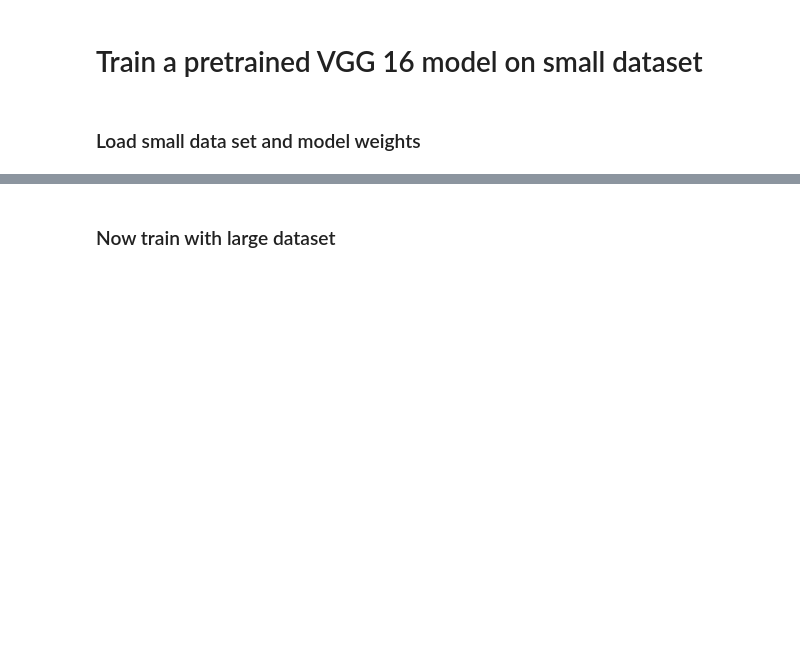
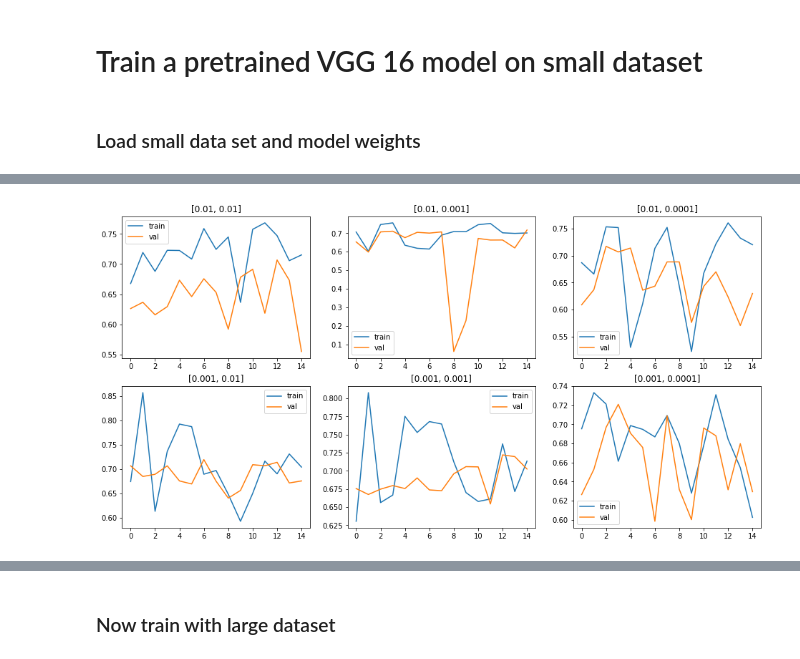
Before and after one commit to chaovite/cs231n-kaggle-amazon, a Jupyter notebook: main_visu.ipynb, the cells around one changed output, grey strips where cells are left out. Drawn from its saved outputs; the diff is of its cells as text; code cells hidden in the pictures; blank space fills up the shorter version.

```diff
--- a/main_visu.ipynb
+++ b/main_visu.ipynb
@@ -225,0 +472,15 @@ KeyboardInterrupt:
+# %%
+plt.rcParams['figure.figsize'] = (16.0, 8.0) # set default size of plots
+lrs  = [1e-2, 1e-3, 1e-4]
+weight_scales = [1e-2, 1e-3]
+i=0
+for scale in weight_scales:
+    for lr in lrs:
+        i +=1
+        plt.subplot(2,3,i)
+        plt.plot(learning_history[(lr, scale)] [3])
+        plt.plot(learning_history[(lr, scale)] [4])
+        plt.legend(['train','val'])
+        plt.title([scale,lr])
+# %% [output]
+[figure, added]
```
Also changed, not shown: parts of 35 cells of this notebook, 4 other files.
